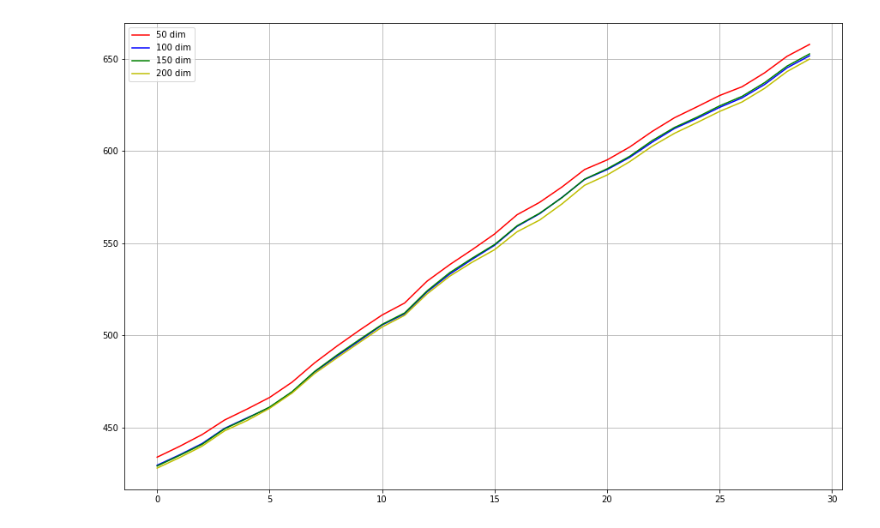
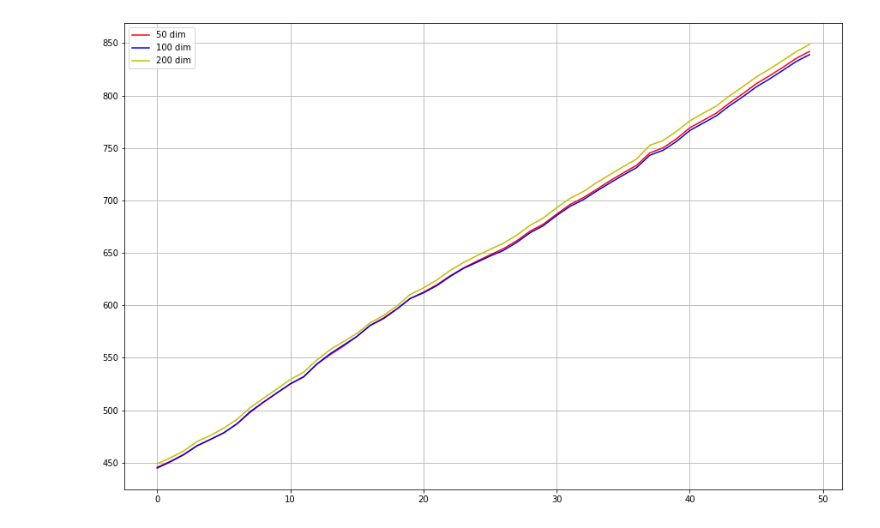
Before and after one commit to truythu169/skip-gram, a Jupyter notebook: snml/models/evaluate dims.ipynb, the cells around one changed output. Cells and saved outputs as stored; diff of their text form; code cells hidden in the pictures.

```diff
--- a/snml/models/evaluate dims.ipynb
+++ b/snml/models/evaluate dims.ipynb
@@ -10,16 +10,16 @@ dim200 = np.genfromtxt('31epochs/200dim/scope-100-snml_length.txt', delimiter=',
 # %%
 cum_dim50 = np.cumsum(dim50)
 cum_dim100 = np.cumsum(dim100)
 cum_dim150 = np.cumsum(dim150)
 cum_dim200 = np.cumsum(dim200)
 
 plt.figure(figsize=(15,10))
 plt.grid()
-plt.plot(cum_dim50[50:80], 'r', label='50 dim')
-plt.plot(cum_dim100[50:80], 'b', label='100 dim')
-plt.plot(cum_dim150[50:80], 'g', label='150 dim')
-plt.plot(cum_dim200[50:80], 'y', label='200 dim')
+plt.plot(cum_dim50[50:], 'r', label='50 dim')
+plt.plot(cum_dim100[50:], 'b', label='100 dim')
+# plt.plot(cum_dim150[50:80], 'g', label='150 dim')
+plt.plot(cum_dim200[50:], 'y', label='200 dim')
 plt.legend()
 plt.show()
 # %% [output]
-[figure, old version]
+[figure, new version]
```
Also changed, not shown: 11 other files.
